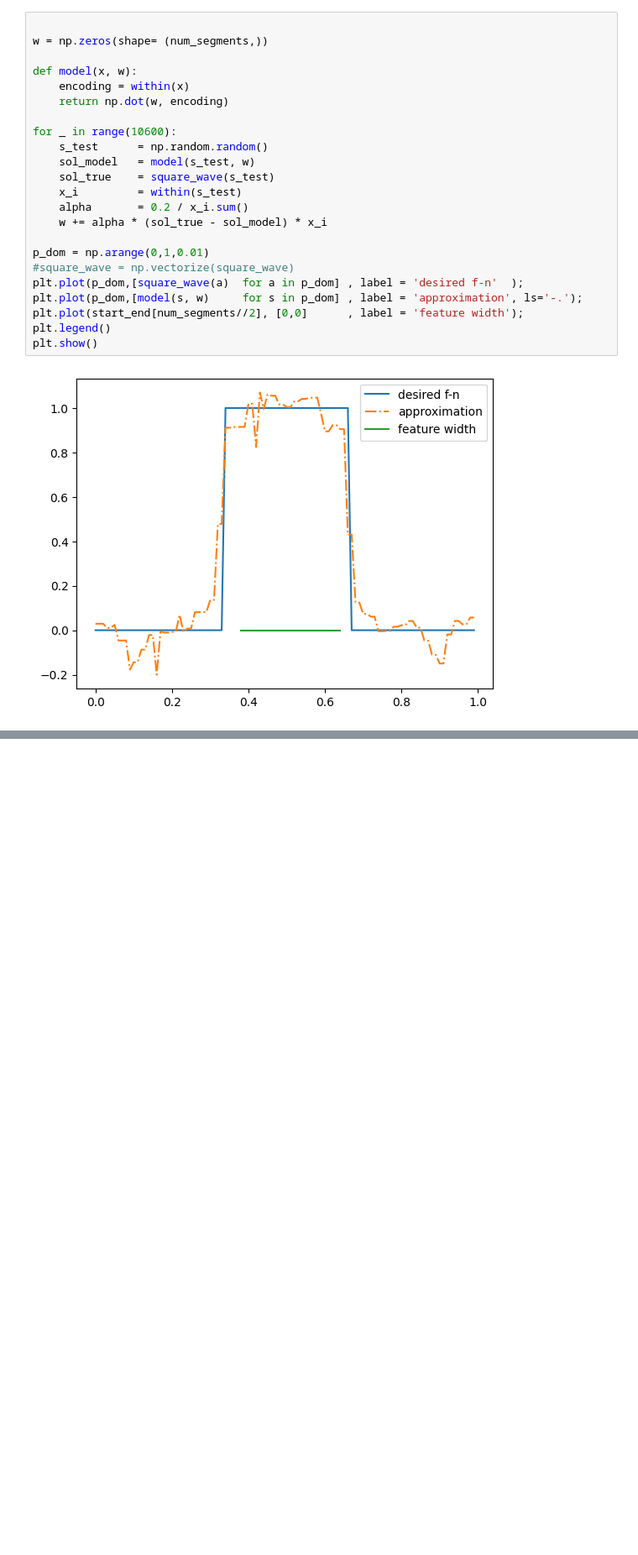
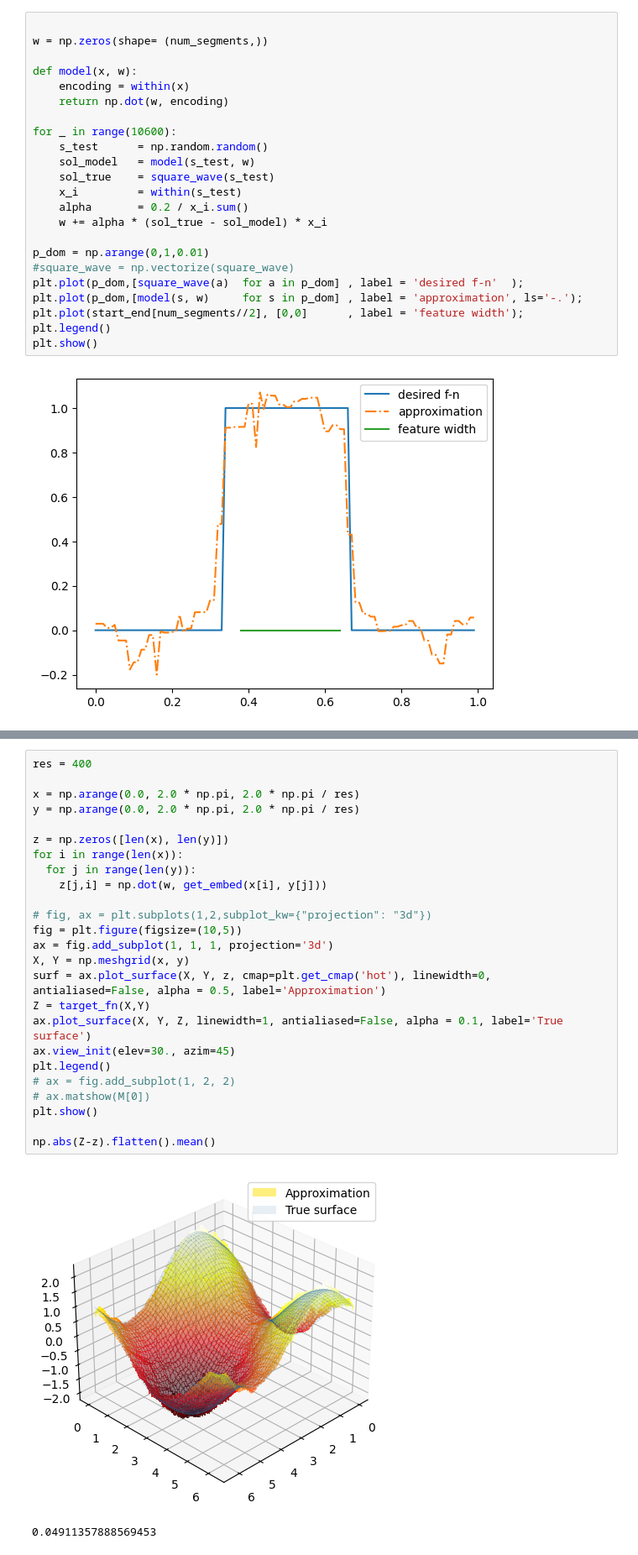
Before and after one commit to ajegorovs/aj_python_tool_lib, a Jupyter notebook: data_processing/neural_networks/RL_Reinforced_Learning/Sutton_P2_approximations.ipynb, the cells around one changed output, grey strips where cells are left out. Shown at 84% size. Cells and saved outputs as stored; diff of their text form; blank space fills up the shorter version.

Commit message:
implemented tile-coding for RL action space embedding/approximation/segmentation

```diff
--- a/data_processing/neural_networks/RL_Reinforced_Learning/Sutton_P2_approximations.ipynb
+++ b/data_processing/neural_networks/RL_Reinforced_Learning/Sutton_P2_approximations.ipynb
@@ -184,0 +306,28 @@ array([ 0.17366969,  0.17826076,  0.08009671, -0.01540767, -0.07746729,
+# %%
+res = 400
+
+x = np.arange(0.0, 2.0 * np.pi, 2.0 * np.pi / res)
+y = np.arange(0.0, 2.0 * np.pi, 2.0 * np.pi / res)
+
+z = np.zeros([len(x), len(y)])
+for i in range(len(x)):
+  for j in range(len(y)):
+    z[j,i] = np.dot(w, get_embed(x[i], y[j]))
+
+# fig, ax = plt.subplots(1,2,subplot_kw={"projection": "3d"})
+fig = plt.figure(figsize=(10,5))
+ax = fig.add_subplot(1, 1, 1, projection='3d')
+X, Y = np.meshgrid(x, y)
+surf = ax.plot_surface(X, Y, z, cmap=plt.get_cmap('hot'), linewidth=0, antialiased=False, alpha = 0.5, label='Approximation')
+Z = target_fn(X,Y)
+ax.plot_surface(X, Y, Z, linewidth=1, antialiased=False, alpha = 0.1, label='True surface')
+ax.view_init(elev=30., azim=45)
+plt.legend()
+# ax = fig.add_subplot(1, 2, 2)
+# ax.matshow(M[0])
+plt.show()
+
+np.abs(Z-z).flatten().mean()
+# %% [output]
+[figure, added]
+0.04911357888569453
```
Also changed, not shown: parts of 7 cells of this notebook.
